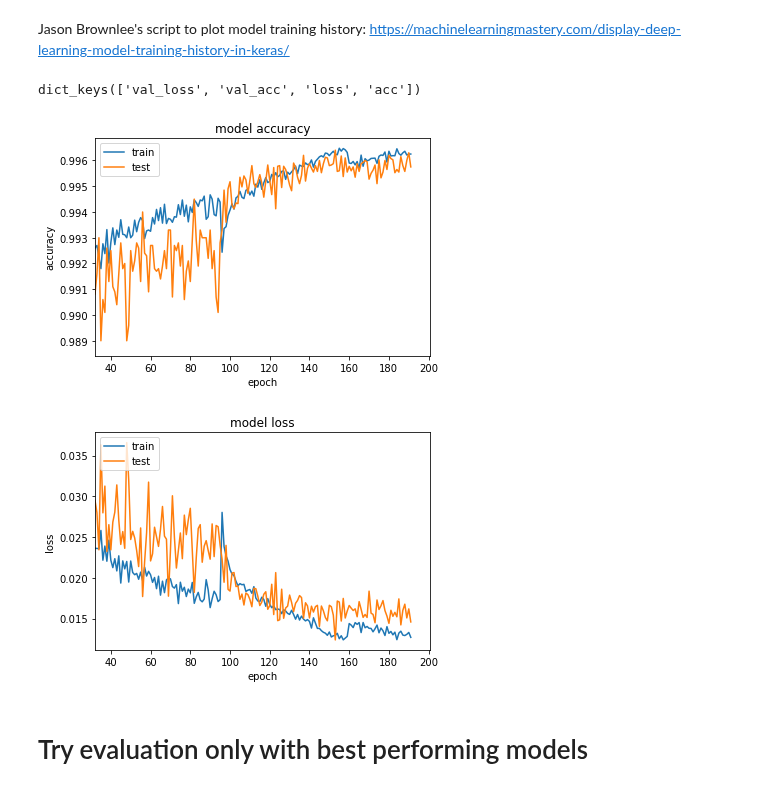
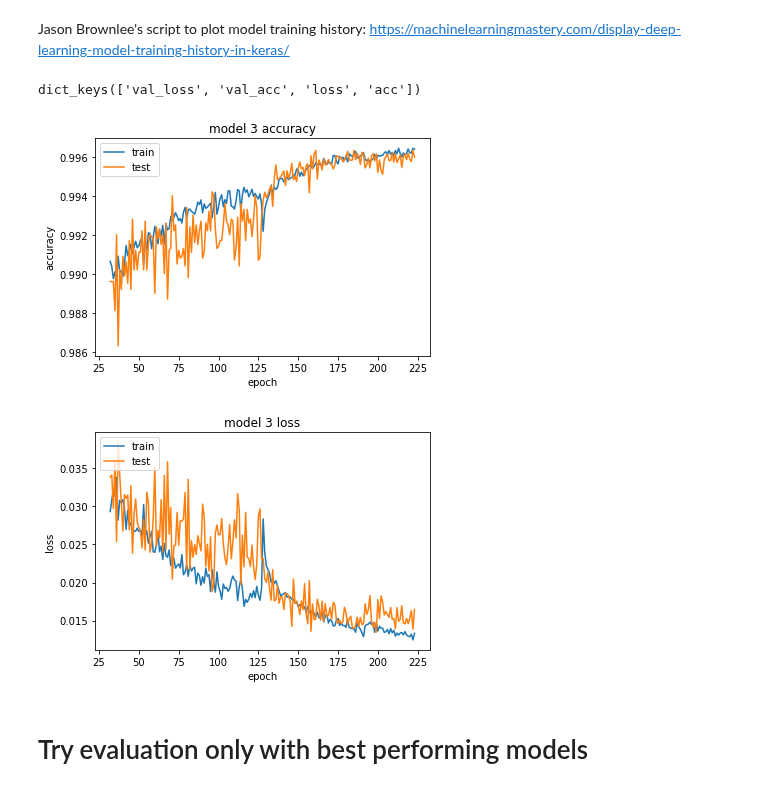
Before and after one commit to j05t/emnist, a Jupyter notebook: emnist.ipynb, the cells around one changed output. Saved outputs shown, nothing was run; the diff lists cells and outputs as text; code cells hidden in the pictures.

Commit message:
display full range of data on x-axis

```diff
--- a/emnist.ipynb
+++ b/emnist.ipynb
@@ -513,6 +513,9 @@ for i, m in enumerate(models):
 # Plot Training History
 # %% [markdown]
 Load and plot saved training histories. Utility functions from https://github.com/fchollet/keras/issues/103
+# %%
+# which model to plot training history of
+i = 3
 # %%
 # merge training histories
 def merge_dict(dict_list):
@@ -532,6 +535,6 @@ def load(name):
     return(obj)
 # %%
 import glob
-histories = glob.glob("history/*model_0*")
+histories = glob.glob("history/*model_{}*".format(i))
 # %%
 histories = sorted(histories)
@@ -553,35 +569,36 @@ https://machinelearningmastery.com/display-deep-learning-model-training-history-
 # %%
 import matplotlib.pyplot as plt
 
 axes = plt.gca()
-#axes.set_xlim([1,5])
-#axes.set_ylim([0.2,1.0])
+
+# set x label range, starting with 32
+r = np.arange(32,224)
 
 # list all data in history
 print(history.history.keys())
 # summarize history for accuracy
-plt.plot(history.history['acc'])
-plt.plot(history.history['val_acc'])
-plt.title('model accuracy')
+plt.plot(r, history.history['acc'])
+plt.plot(r, history.history['val_acc'])
+plt.title("model {} accuracy".format(i))
 plt.ylabel('accuracy')
 plt.xlabel('epoch')
 plt.legend(['train', 'test'], loc='upper left')
-plt.xlim(32)
+#plt.xlim(32,224)
 plt.show()
 
 # summarize history for loss
-plt.plot(history.history['loss'])
-plt.plot(history.history['val_loss'])
-plt.title('model loss')
+plt.plot(r, history.history['loss'])
+plt.plot(r, history.history['val_loss'])
+plt.title("model {} loss".format(i))
 plt.ylabel('loss')
 plt.xlabel('epoch')
 plt.legend(['train', 'test'], loc='upper left')
-plt.xlim(32)
+#plt.xlim(32,224)
 plt.show()
 # %% [output]
 dict_keys(['val_loss', 'val_acc', 'loss', 'acc'])
-[figure, old version]
+[figure, new version]
-[figure, old version]
+[figure, new version]
 # %% [markdown]
 # Try evaluation only with best performing models
 # %%
```
Also changed, not shown: parts of 1 cell of this notebook.
